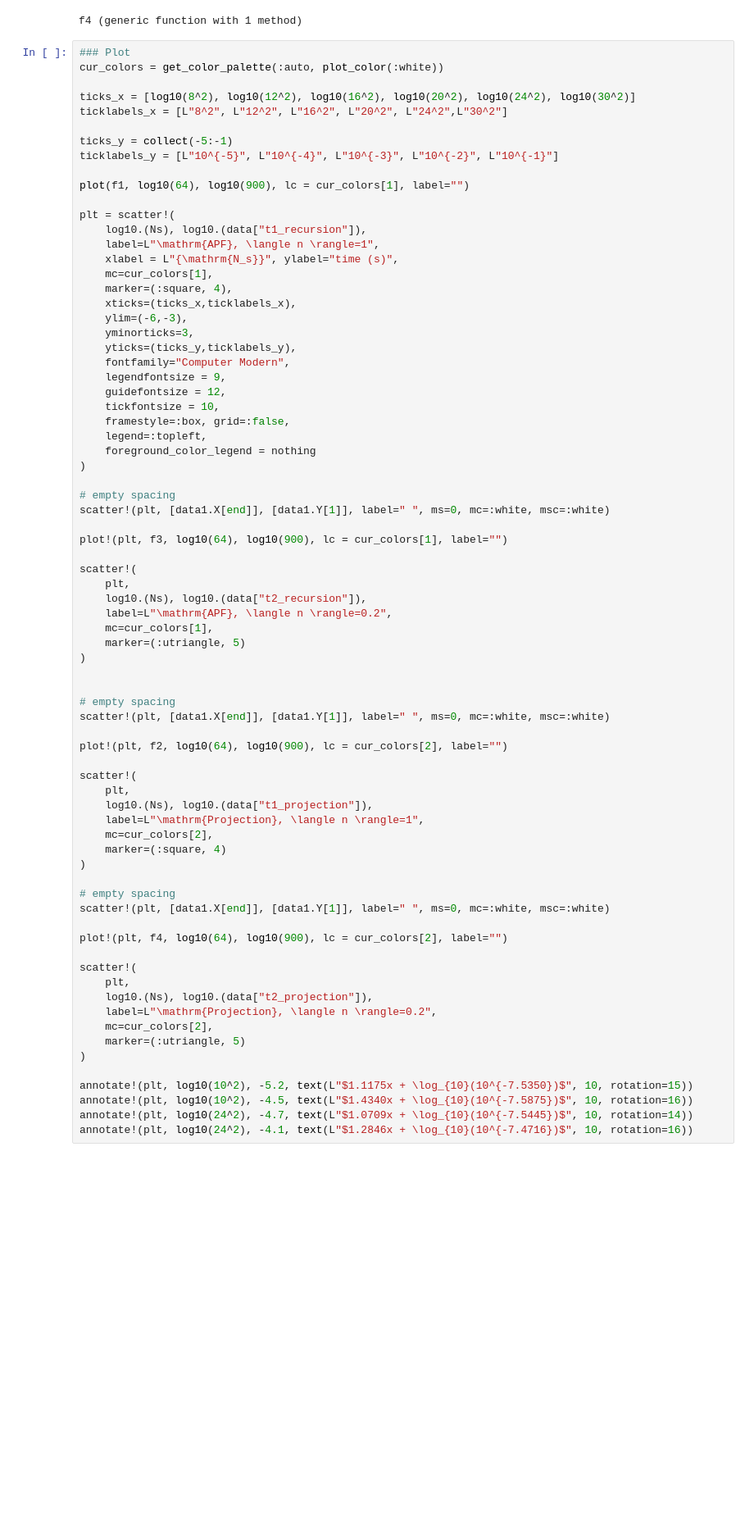
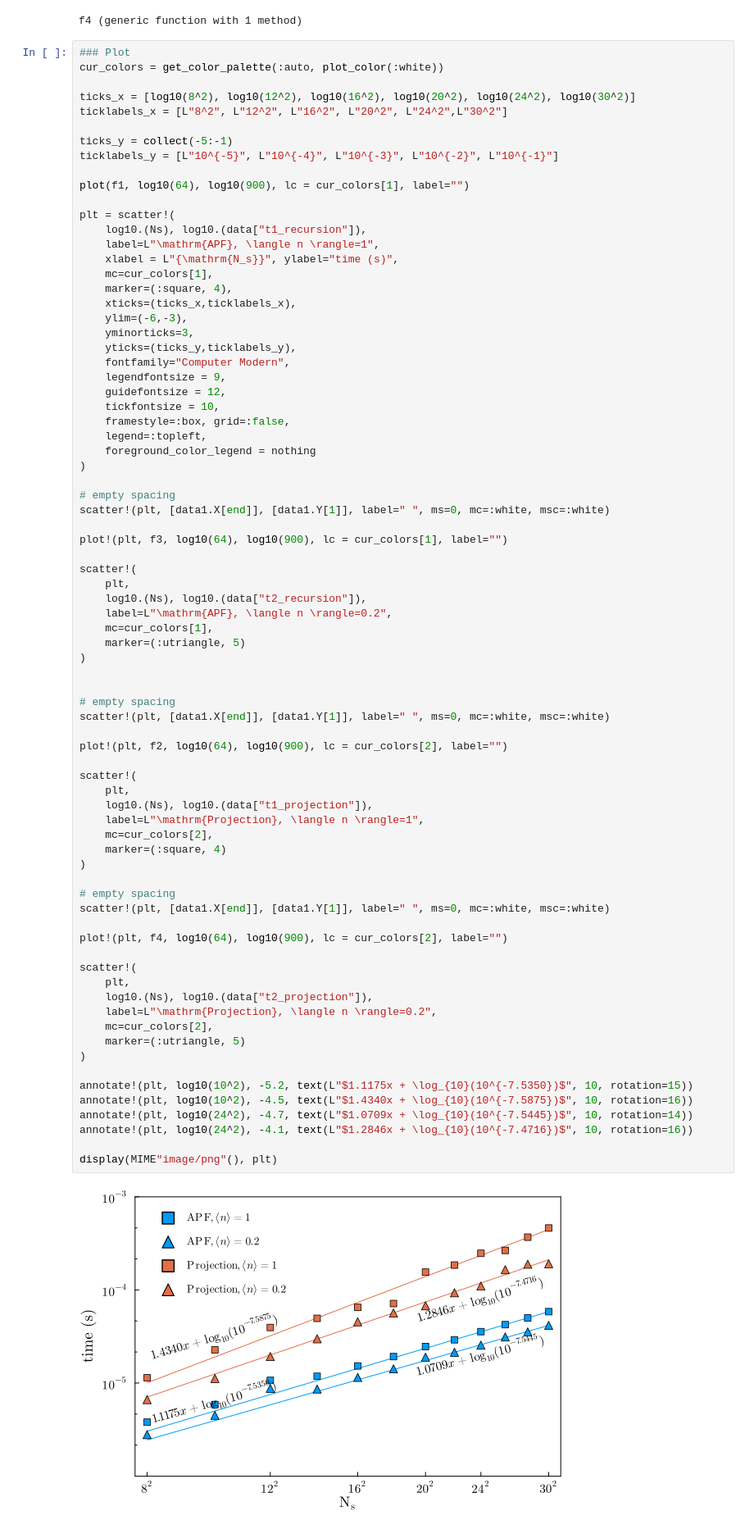
Before and after one commit to DelMaestroGroup/papers-code-CanEnsAFQMC, a Jupyter notebook: src/plot_benckmarks.ipynb, the cells around one changed output. Shown: that part at 82% size. Saved outputs shown, nothing was run; the diff lists cells and outputs as text; blank space fills up the shorter version.

```diff
--- a/src/plot_benckmarks.ipynb
+++ b/src/plot_benckmarks.ipynb
@@ -176,33 +180,37 @@ scatter!(
 # empty spacing
 scatter!(plt, [data1.X[end]], [data1.Y[1]], label=" ", ms=0, mc=:white, msc=:white)
 
 plot!(plt, f2, log10(64), log10(900), lc = cur_colors[2], label="")
 
 scatter!(
     plt,
     log10.(Ns), log10.(data["t1_projection"]),
     label=L"\mathrm{Projection}, \langle n \rangle=1",
     mc=cur_colors[2],
     marker=(:square, 4)
 )
 
 # empty spacing
 scatter!(plt, [data1.X[end]], [data1.Y[1]], label=" ", ms=0, mc=:white, msc=:white)
 
 plot!(plt, f4, log10(64), log10(900), lc = cur_colors[2], label="")
 
 scatter!(
     plt,
     log10.(Ns), log10.(data["t2_projection"]),
     label=L"\mathrm{Projection}, \langle n \rangle=0.2",
     mc=cur_colors[2],
     marker=(:utriangle, 5)
 )
 
 annotate!(plt, log10(10^2), -5.2, text(L"$1.1175x + \log_{10}(10^{-7.5350})$", 10, rotation=15))
 annotate!(plt, log10(10^2), -4.5, text(L"$1.4340x + \log_{10}(10^{-7.5875})$", 10, rotation=16))
 annotate!(plt, log10(24^2), -4.7, text(L"$1.0709x + \log_{10}(10^{-7.5445})$", 10, rotation=14))
 annotate!(plt, log10(24^2), -4.1, text(L"$1.2846x + \log_{10}(10^{-7.4716})$", 10, rotation=16))
+
+display(MIME"image/png"(), plt)
+# %% [output]
+[figure, added]
 # %%
 savefig("../figures/Runtime_lowT.pdf")
 savefig("../figures/Runtime_lowR.svg")
```
Also changed, not shown: parts of 3 cells of this notebook, 6 other files.
